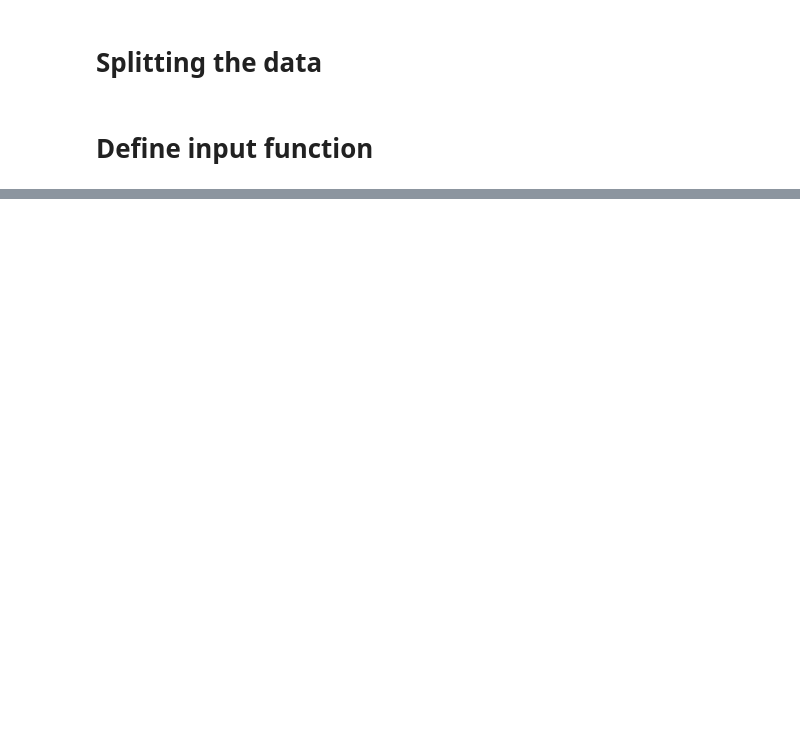
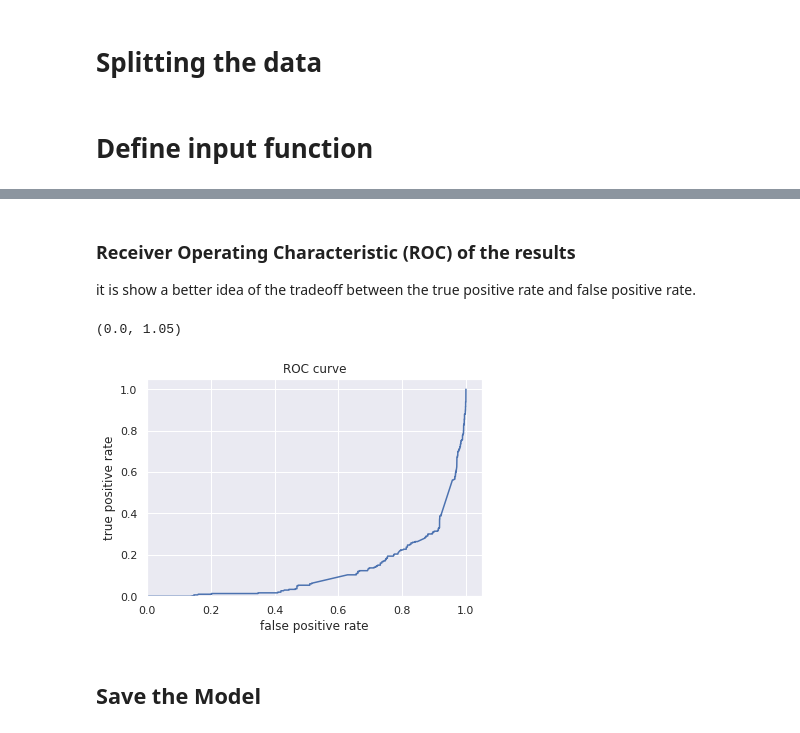
Before and after one commit to Cindyalifia/bangkit-project-1, a Jupyter notebook: job_postings.ipynb, the cells around one changed output, grey strips where cells are left out. Cells and saved outputs as stored; diff of their text form; code cells hidden in the pictures; blank space fills up the shorter version.

```diff
--- a/job_postings.ipynb
+++ b/job_postings.ipynb
@@ -166,0 +228,16 @@ print(result)
+# %% [markdown]
+### Receiver Operating Characteristic (ROC) of the results
+it is show a better idea of the tradeoff between the true positive rate and false positive rate.
+# %%
+fpr, tpr, _ = roc_curve(y_test, probs)
+plt.plot(fpr, tpr)
+plt.title('ROC curve')
+plt.xlabel('false positive rate')
+plt.ylabel('true positive rate')
+plt.xlim(0,)
+plt.ylim(0,)
+# %% [output]
+(0.0, 1.05)
+[figure, added]
+# %% [markdown]
+## Save the Model
```
Also changed, not shown: parts of 13 cells of this notebook.
